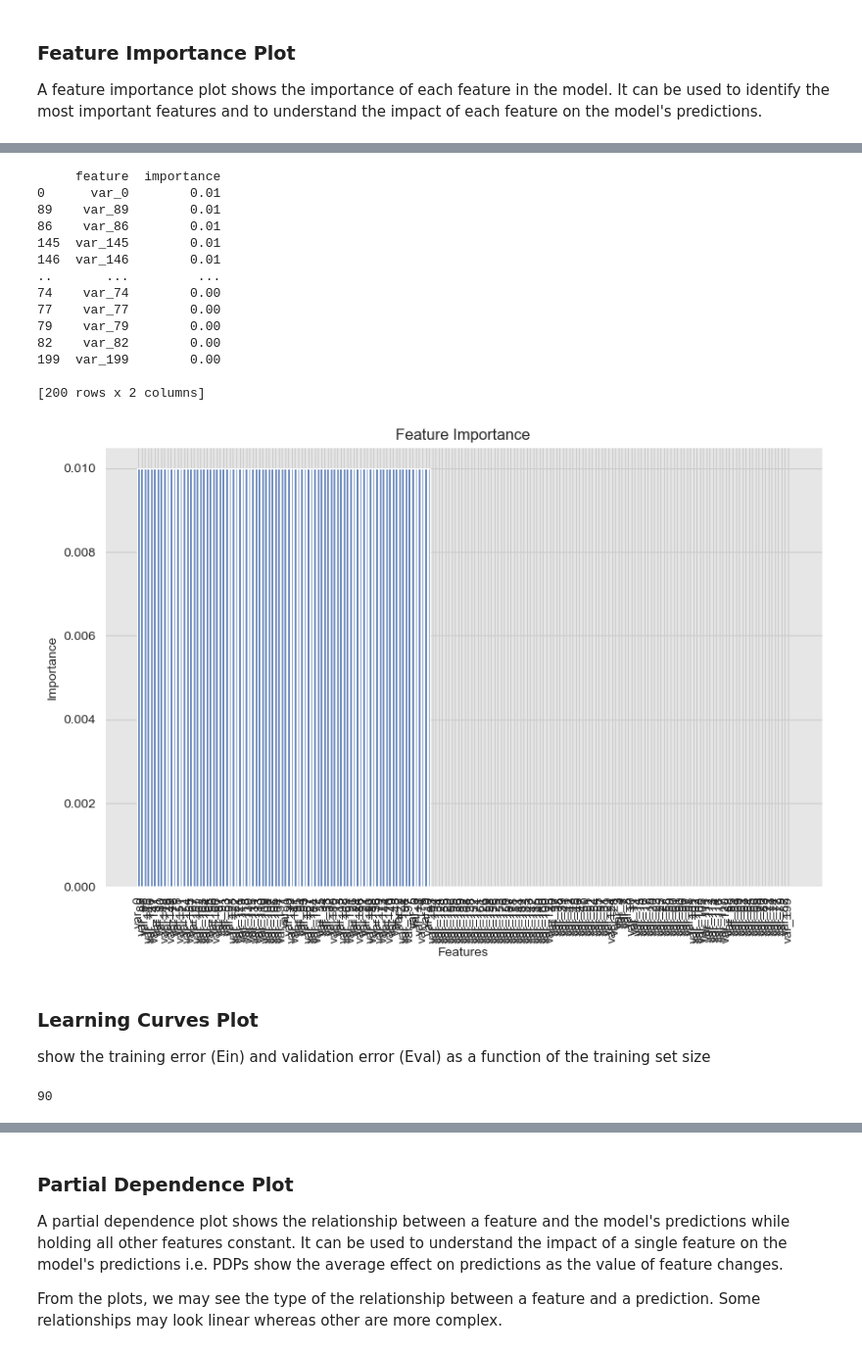
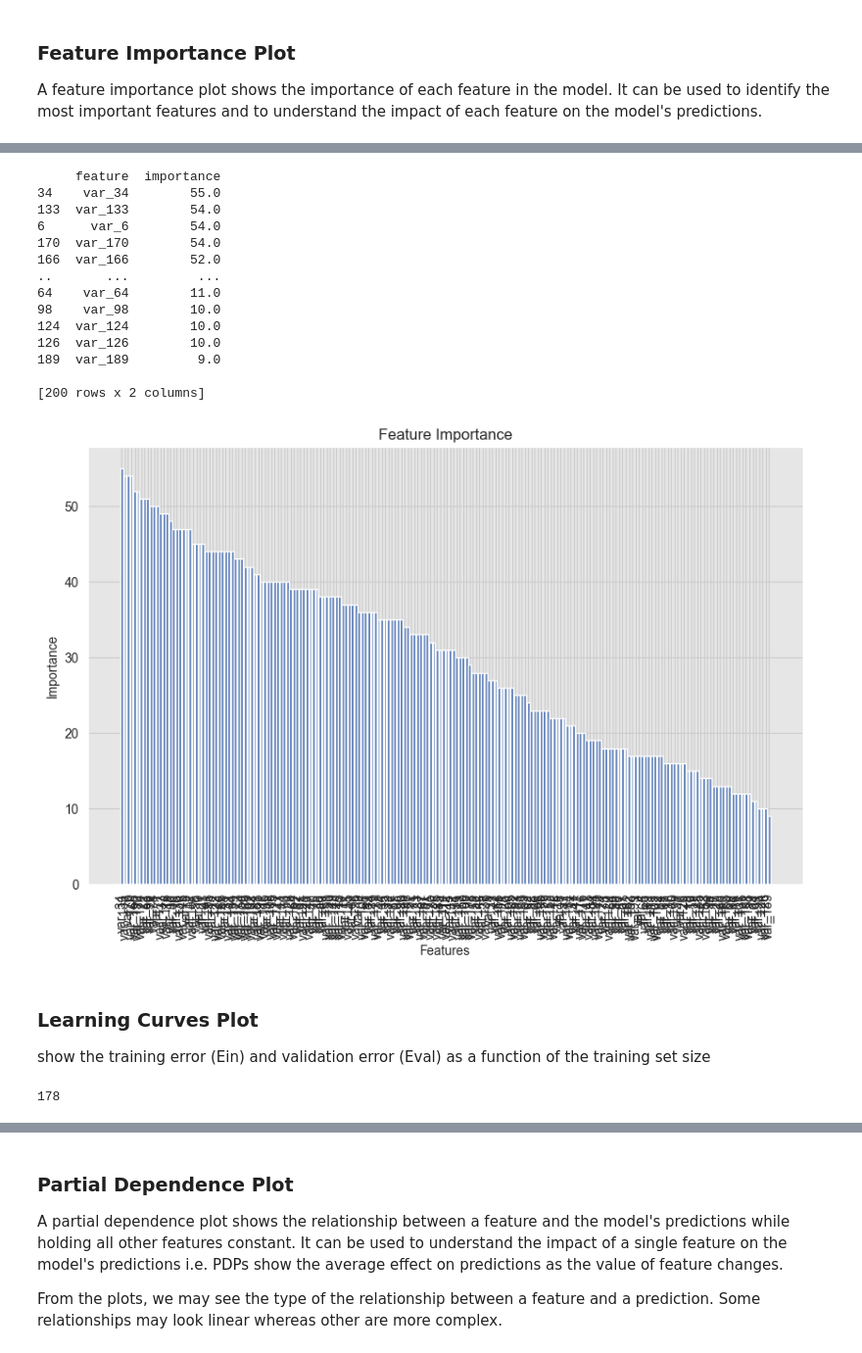
Before and after one commit to EngPeterAtef/transaction-prediction-ml-project, a Jupyter notebook: models/xgboost.ipynb, the cells around one changed output, grey strips where cells are left out. Shown at 98% size. Cells and saved outputs as stored; diff of their text form; code cells hidden in the pictures.

```diff
--- a/models/xgboost.ipynb
+++ b/models/xgboost.ipynb
@@ -116,30 +155,34 @@ Notice that we take the absolute value of the coefficients to consider both posi
-# %%
-# Get the feature importance
-importance = (abs(lr.coef_[0]) / np.abs(lr.coef_[0]).sum()).round(2)
-
-feature_importance = get_feature_importance(
-    features=X_train.columns, importance=importance)
-print(feature_importance)
-
-plt = get_feature_importance_plot(
-    feature_importance, modelname='Logistic Regression')
-plt.show()
-# %% [output]
-     feature  importance
-0      var_0        0.01
-89    var_89        0.01
-86    var_86        0.01
-145  var_145        0.01
-146  var_146        0.01
-..       ...         ...
-74    var_74        0.00
-77    var_77        0.00
-79    var_79        0.00
-82    var_82        0.00
-199  var_199        0.00
-
-[200 rows x 2 columns]
-[figure, removed]
+# %%
+# Assuming you have trained your XGBoost classifier and stored it in xgb_model
+importance = xgb_model.get_booster().get_score(importance_type='weight')
+features = list(importance.keys())
+importance_values = list(importance.values())
+
+# Get feature importance using the provided function
+feature_importance = get_feature_importance(features, importance_values)
+
+# Print or return the sorted DataFrame
+print(feature_importance)
+
+plt = get_feature_importance_plot(
+    feature_importance, modelname='XGB')
+plt.show()
+# %% [output]
+     feature  importance
+34    var_34        55.0
+133  var_133        54.0
+6      var_6        54.0
+170  var_170        54.0
+166  var_166        52.0
+..       ...         ...
+64    var_64        11.0
+98    var_98        10.0
+124  var_124        10.0
+126  var_126        10.0
+189  var_189         9.0
+
+[200 rows x 2 columns]
+[figure, added]
 # %% [markdown]
 ### Learning Curves Plot
 
@@ -147,13 +190,13 @@ show the training error (Ein) and validation error (Eval) as a function of the t
 # %%
 X_train_temp = X_train.copy()
 # %%
-# loop over feature_importance and print out the features with importance > 0.1
+imp_threshold = 15
 for i in range(len(feature_importance)):
-    if feature_importance['importance'][i] ==0:
-        # remove the feature from the training data that has importance < 0.1
+    if feature_importance['importance'][i] < imp_threshold:
+        # remove the feature from the training data that has importance < imp_threshold
         X_train_temp = X_train_temp.drop(
             columns=feature_importance['feature'][i])
 len(X_train_temp.columns)
 # %% [output]
-90
+178
 # %%
```
Also changed, not shown: parts of 11 cells of this notebook, 2 other files.
